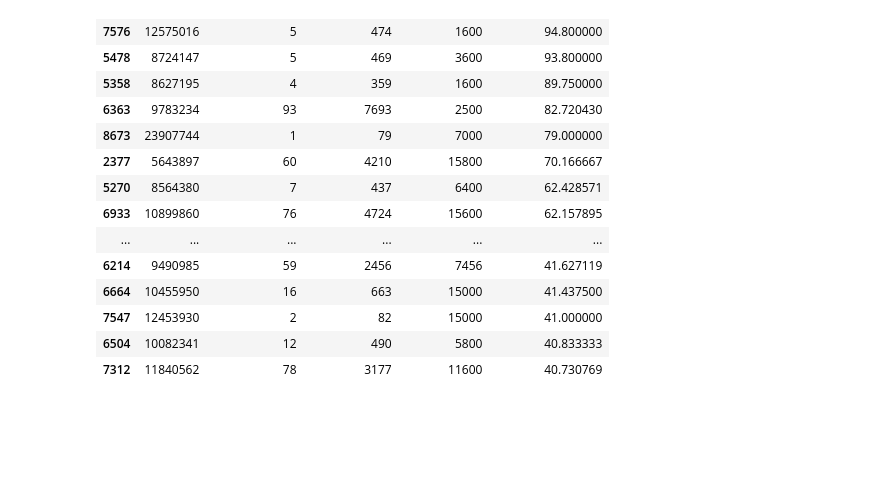
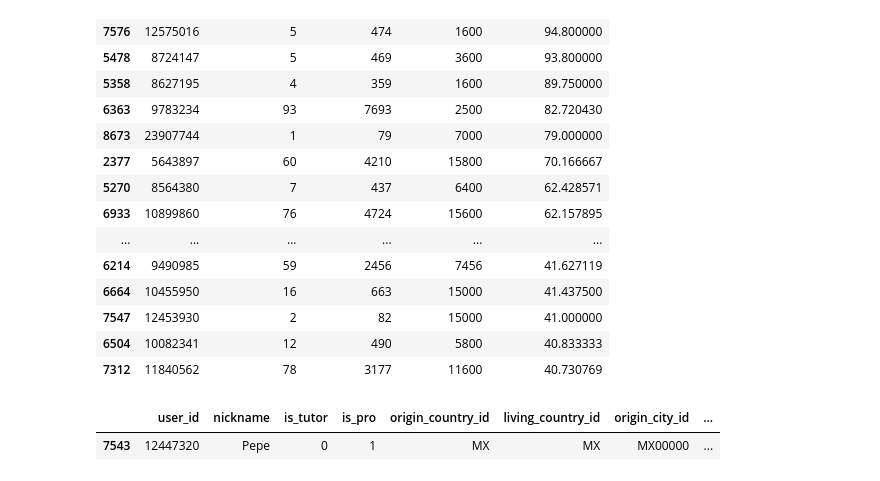
Before and after one commit to ernmin/Project4GA, a Jupyter notebook: EDA/EDA.ipynb, the cells around one changed output. Saved outputs shown, nothing was run; the diff lists cells and outputs as text; code cells hidden in the pictures; blank space fills up the shorter version.

Commit message:
Conduct further investigation on timezone info

```diff
--- a/EDA/EDA.ipynb
+++ b/EDA/EDA.ipynb
@@ -1004,3 +1004,8 @@ df_merge_user_zero.sort_values('session to student', ascending=False).head(30)
 | 7547 | 12453930 | 2 | 82 | 15000 | 41.000000 |
 | 6504 | 10082341 | 12 | 490 | 5800 | 40.833333 |
 | 7312 | 11840562 | 78 | 3177 | 11600 | 40.730769 |
+# %%
+df_user_course_info[df_user_course_info['timezone'] == 'Antarctica/Rothera']
+# %% [output]
+|  | user_id | nickname | is_tutor | is_pro | origin_country_id | living_country_id | origin_city_id | ... |
+| 7543 | 12447320 | Pepe | 0 | 1 | MX | MX | MX00000 | ... |
```
Also changed, not shown: parts of 1 cell of this notebook, 2 other files.
